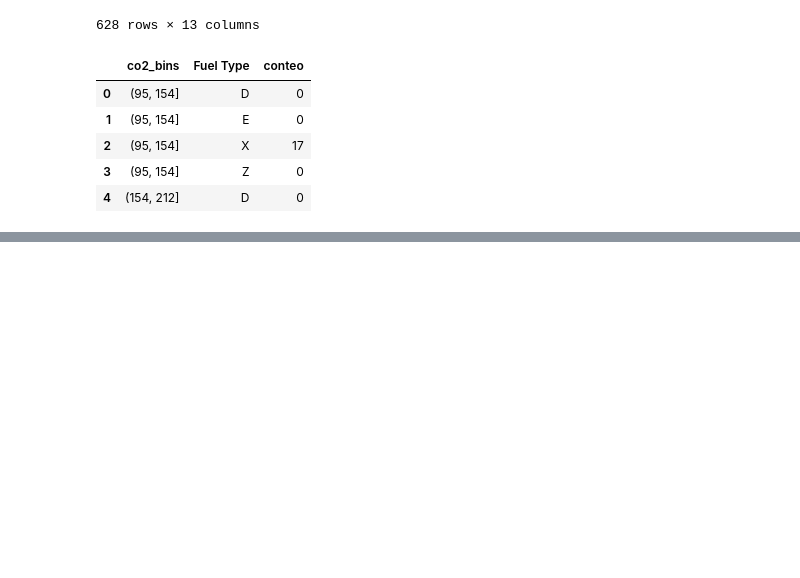
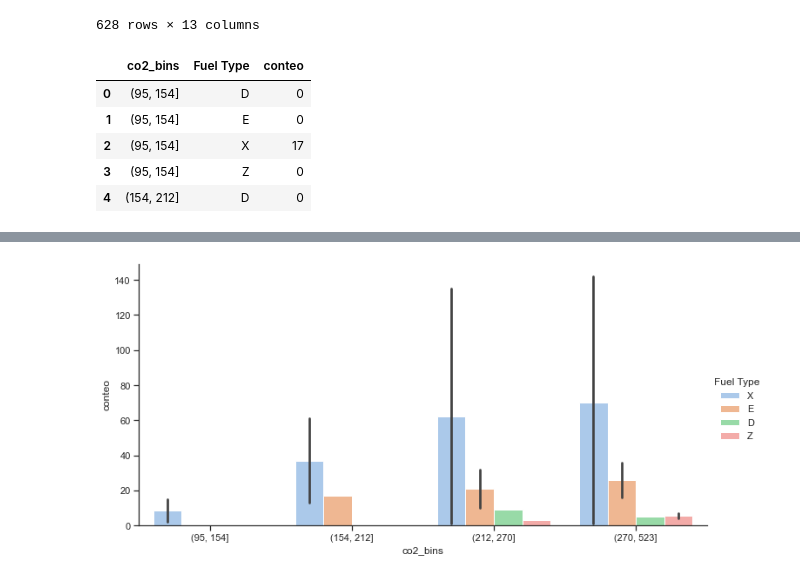
Before and after one commit to danielgqj/PythonAnalytics, a Jupyter notebook: SRC/ejemplo1.ipynb, the cells around one changed output, grey strips where cells are left out. Saved outputs shown, nothing was run; the diff lists cells and outputs as text; code cells hidden in the pictures; blank space fills up the shorter version.

```diff
--- a/SRC/ejemplo1.ipynb
+++ b/SRC/ejemplo1.ipynb
@@ -281,0 +315,3 @@ plt.show()
+# %%
+ford_co2_x_fuel_x_cylinders_sina = ford_co2_x_fuel_x_cylinders[ford_co2_x_fuel_x_cylinders.conteo != 0]
+ford_co2_x_fuel_x_cylinders_sina
@@ -281,0 +336,10 @@ plt.show()
+# %%
+sns.set_theme(style="ticks", palette="pastel")
+g2 = sns.catplot(
+    data=ford_co2_x_fuel_x_cylinders_sina, kind="bar",
+    x="co2_bins", y="conteo", hue="Fuel Type", aspect=2
+)
+g.set_xticklabels(rotation=90)
+plt.show()
+# %% [output]
+[figure, added]
```
Also changed, not shown: parts of 11 cells of this notebook.
